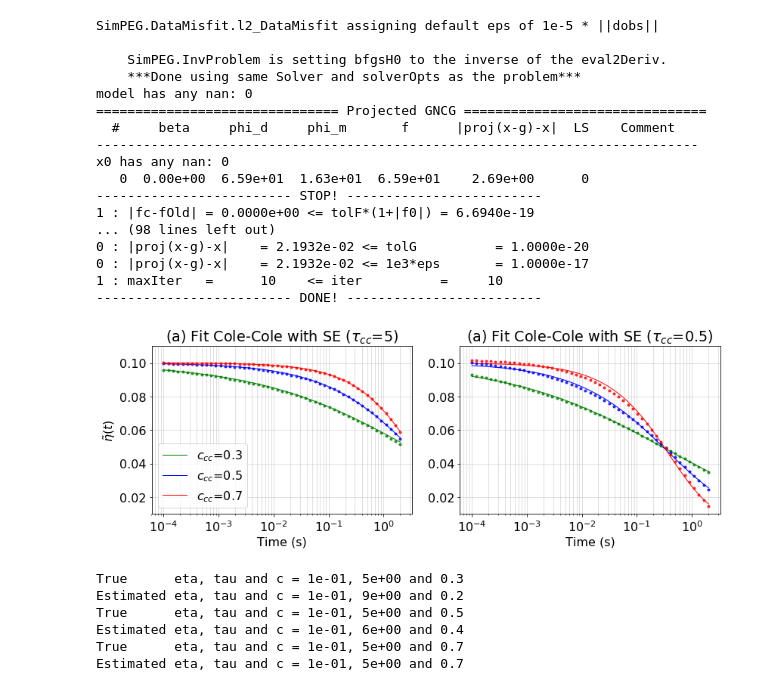
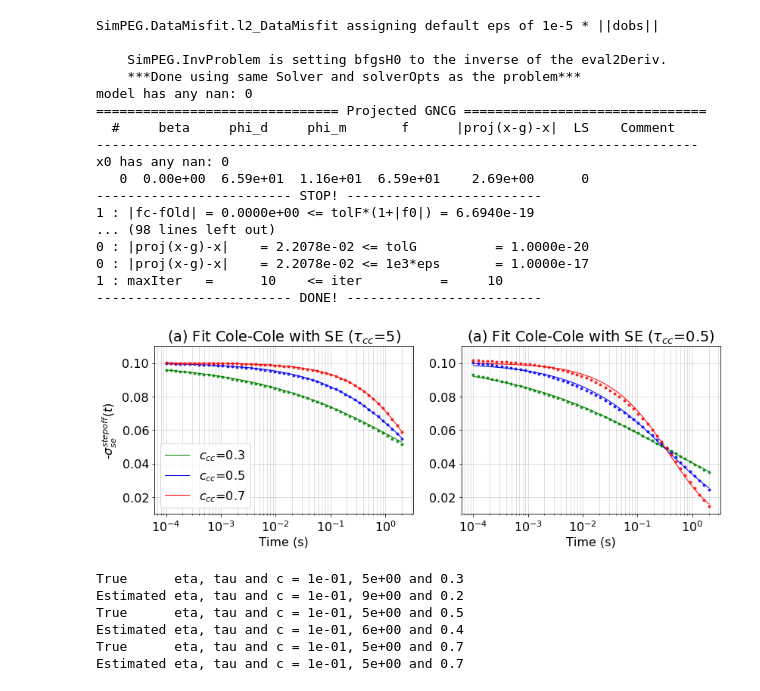
Before and after one commit to sgkang/simpegEMIP, a Jupyter notebook: notebook/examples/Fit_ColeCole_with_SE_step.ipynb, the cells around one changed output. Cells and saved outputs as stored; diff of their text form; code cells hidden in the pictures.

```diff
--- a/notebook/examples/Fit_ColeCole_with_SE_step.ipynb
+++ b/notebook/examples/Fit_ColeCole_with_SE_step.ipynb
@@ -40,7 +40,7 @@ def fit_with_se(eta0, tau0, c0):
     perc = 0.02
     dmisfitpeta = DataMisfit.l2_DataMisfit(survey)
     dmisfitpeta.W = 1/(abs(survey.dobs)*perc)
-    reg = Regularization.Simple(m1D)
+    reg = Regularization.Tikhonov(m1D)
 
     opt = Optimization.ProjectedGNCG(maxIter = 10)
     invProb = InvProblem.BaseInvProblem(dmisfitpeta, reg, opt)
@@ -87,12 +87,12 @@ model has any nan: 0
   #     beta     phi_d     phi_m       f      |proj(x-g)-x|  LS    Comment
 -----------------------------------------------------------------------------
 x0 has any nan: 0
-   0  0.00e+00  6.59e+01  1.63e+01  6.59e+01    2.69e+00      0
+   0  0.00e+00  6.59e+01  1.16e+01  6.59e+01    2.69e+00      0
 ------------------------- STOP! -------------------------
 1 : |fc-fOld| = 0.0000e+00 <= tolF*(1+|f0|) = 6.6940e-19
 ... (98 lines left out)
-0 : |proj(x-g)-x|    = 2.1932e-02 <= tolG          = 1.0000e-20
-0 : |proj(x-g)-x|    = 2.1932e-02 <= 1e3*eps       = 1.0000e-17
+0 : |proj(x-g)-x|    = 2.2078e-02 <= tolG          = 1.0000e-20
+0 : |proj(x-g)-x|    = 2.2078e-02 <= 1e3*eps       = 1.0000e-17
 1 : maxIter   =      10    <= iter          =     10
 ------------------------- DONE! -------------------------
 # %%
@@ -103,35 +103,35 @@ nskip=1
 fig = plt.figure(figsize=(12, 4.5))
 ax1 = plt.subplot(121)
 ax2 = plt.subplot(122)
 ax1.plot(time, dobs0, 'g',lw=1)
 ax1.plot(time, dobs1, 'b',lw=1)
 ax1.plot(time, dobs2, 'r',lw=1)
 ax1.legend(("$c_{cc}$=0.3", "$c_{cc}$=0.5", "$c_{cc}$=0.7"))
 ax1.plot(time, dpred0, 'g.', alpha = 0.8)
 ax1.plot(time, dpred1, 'b.', alpha = 0.8)
 ax1.plot(time, dpred2, 'r.', alpha = 0.8)
-ax1.set_ylabel("$\\tilde {\eta} (t)$")
+ax1.set_ylabel("-$\sigma^{stepoff}_{se}(t)$")
 
 ax2.plot(time, dobs3, 'g',lw=1)
 ax2.plot(time, dobs4, 'b',lw=1)
 ax2.plot(time, dobs5, 'r',lw=1)
 ax2.plot(time, dpred3, 'g.', alpha = 0.8)
 ax2.plot(time, dpred4, 'b.', alpha = 0.8)
 ax2.plot(time, dpred5, 'r.', alpha = 0.8)
 
 for ax in [ax1, ax2]:
     ax.set_xlabel("Time (s)")
     ax.grid(which='both', alpha=0.5)
     ax.set_ylim(1e-2, 1.1e-1)
     ax.set_xscale('log')
     ax.set_yscale('linear')
 ax1.set_title("(a) Fit Cole-Cole with SE ($\\tau_{cc}$=5)")
 ax2.set_title("(a) Fit Cole-Cole with SE ($\\tau_{cc}$=0.5)")
 plt.tight_layout()
 figdir = '/Users/sgkang/Dropbox/spectral_ip_paper/figures/'
 fig.savefig(figdir+'fit_colecole_se', dpi=200)
 # %% [output]
-[figure, old version]
+[figure, new version]
 # %%
 print (("True      eta, tau and c = %.e, %.e and %3.1f")%(eta0, tau0, c0))
 print (("Estimated eta, tau and c = %.e, %.e and %3.1f")%(mopt0[0], mopt0[1], mopt0[2]))
```
Also changed, not shown: 6 other files.
